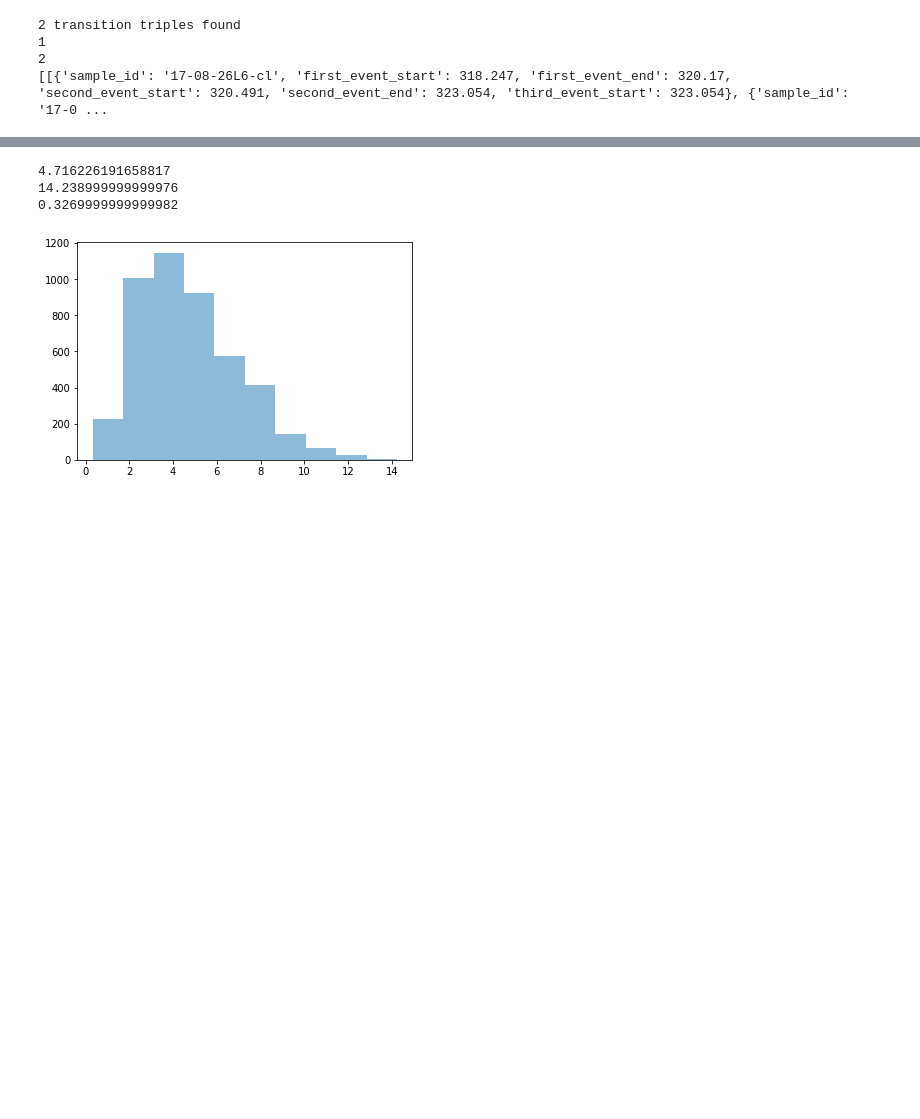
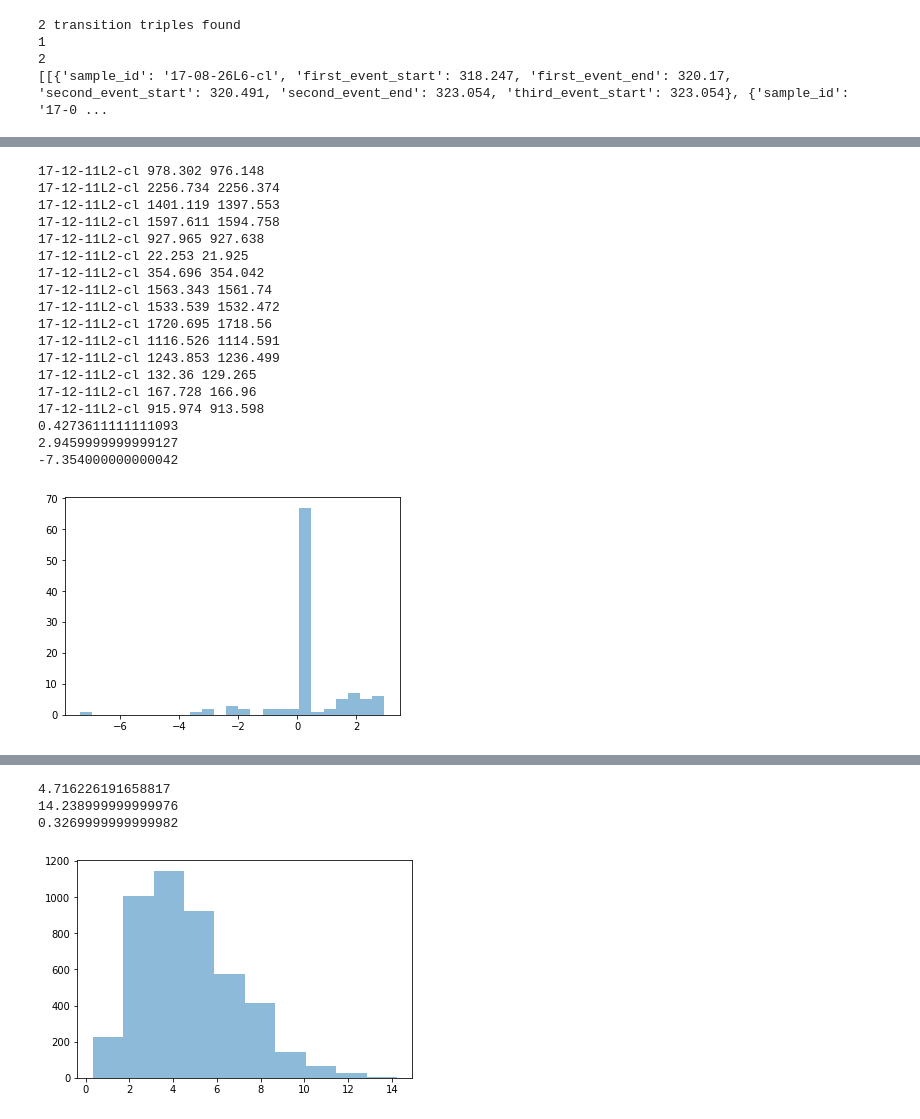
Before and after one commit to nrandel/behavioral_lm_analysis, a Jupyter notebook: timeseries_analysis_across_samples.ipynb, the cells around one changed output, grey strips where cells are left out. Drawn from its saved outputs; the diff is of its cells as text; code cells hidden in the pictures; blank space fills up the shorter version.

```diff
--- a/timeseries_analysis_across_samples.ipynb
+++ b/timeseries_analysis_across_samples.ipynb
@@ -1129,3 +1168,45 @@ finding same behaviors only
+# %%
+# Duration between behavior from SameTransition (min, max, avg)
+gap_Strans = []
+for sample in tqdm(found_transitions):
+    for found_transition in sample:
+        gap_Strans.append((found_transition["second_event_start"])-(found_transition["first_event_end"]))
+
+        if ((found_transition["second_event_start"])-(found_transition["first_event_end"])) < 0:
+            print(bt.sample_id, found_transition["first_event_end"], found_transition["second_event_start"])
+#print(gap_Strans)
+
+avg_duration = np.mean(gap_Strans)
+max_duration = np.max(gap_Strans)
+min_duration = np.min(gap_Strans)
+
+print(avg_duration)
+print(max_duration)
+print(min_duration)
+
+# Histogram
+plt.hist(gap_Strans, bins=25, alpha=0.5)
+plt.show()
+# %% [output]
+17-12-11L2-cl 978.302 976.148
+17-12-11L2-cl 2256.734 2256.374
+17-12-11L2-cl 1401.119 1397.553
+17-12-11L2-cl 1597.611 1594.758
+17-12-11L2-cl 927.965 927.638
+17-12-11L2-cl 22.253 21.925
+17-12-11L2-cl 354.696 354.042
+17-12-11L2-cl 1563.343 1561.74
+17-12-11L2-cl 1533.539 1532.472
+17-12-11L2-cl 1720.695 1718.56
+17-12-11L2-cl 1116.526 1114.591
+17-12-11L2-cl 1243.853 1236.499
+17-12-11L2-cl 132.36 129.265
+17-12-11L2-cl 167.728 166.96
+17-12-11L2-cl 915.974 913.598
+0.4273611111111093
+2.9459999999999127
+-7.354000000000042
+[figure, added]
 # %%
 # For same_behavior_transition events get event_time and use cee_trace_config to filter by celltype and pattern.
 # The results are merged and interpolated.
```
Also changed, not shown: parts of 23 cells of this notebook.
